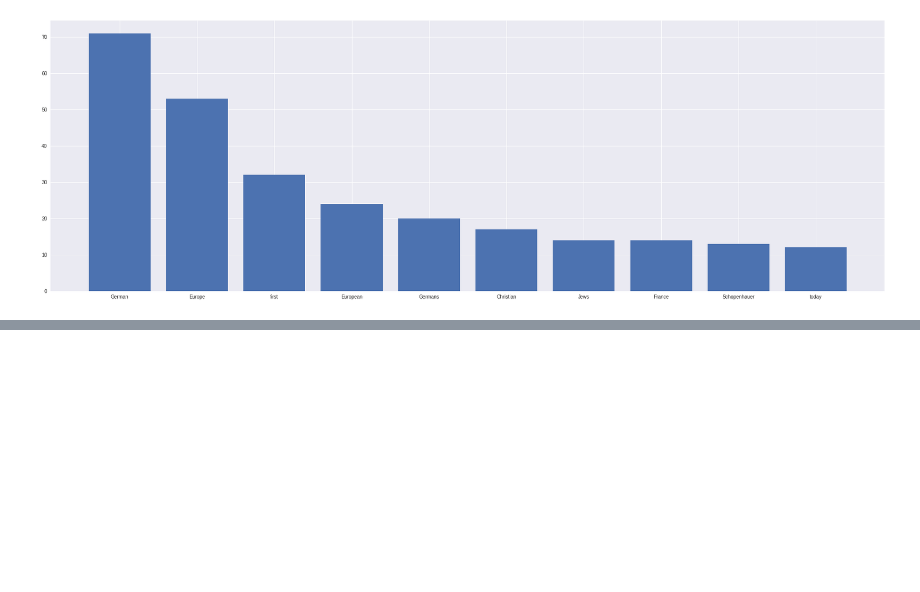
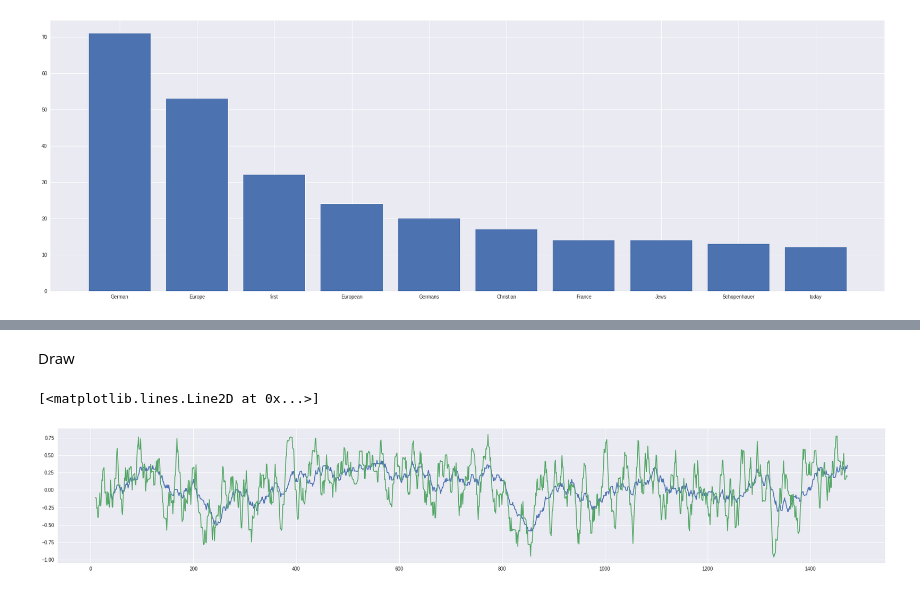
Before and after one commit to KhaldounN/Files-, a Jupyter notebook: Final_project/DSF_FINAL_PROJECT.ipynb, the cells around one changed output, grey strips where cells are left out. Cells and saved outputs as stored; diff of their text form; code cells hidden in the pictures; blank space fills up the shorter version.

```diff
--- a/Final_project/DSF_FINAL_PROJECT.ipynb
+++ b/Final_project/DSF_FINAL_PROJECT.ipynb
@@ -273,0 +288,2 @@ import spacy
+# %%
+book = open('/content/Beyond good and Evil.txt', 'r').read()
@@ -273,0 +292,16 @@ import spacy
+# %%
+#split book into sentences
+book = book.replace("\n",'')
+sentences  = book.split('.')
+
+
+# Run Sentiment analysis on all sentences
+from flair.models import TextClassifier
+from flair.data import Sentence
+tagger = TextClassifier.load('sentiment')
+df_sentement = pd.DataFrame((np.zeros((10,1550))))
+for i , t in enumerate(sentences):
+  s = Sentence(t)
+  tagger.predict(s)
+  df_sentement[i].update(s.labels)
+df_sentement
@@ -273,0 +338,26 @@ import spacy
+# %% [markdown]
+Draw
+# %%
+l = []
+for i , x in enumerate(df_sentement.iloc[0,:]):
+  try:
+    if str(x.value) == 'NEGATIVE':
+      p = x.score * (-1)
+    else:
+      p = x.score
+    l.append(p)
+  except:
+    pass
+l = pd.DataFrame(l)
+l['Major'] = l[0].rolling(40).mean()
+l['Minor'] = l[0].rolling(10).mean()
+
+import matplotlib.pyplot as plt
+plt.style.use("seaborn")
+
+plt.figure(figsize = (30,5))
+plt.plot(l['Major'])
+plt.plot(l['Minor'])
+# %% [output]
+[<matplotlib.lines.Line2D at 0x...>]
+[figure, added]
```
Also changed, not shown: parts of 25 cells of this notebook.
